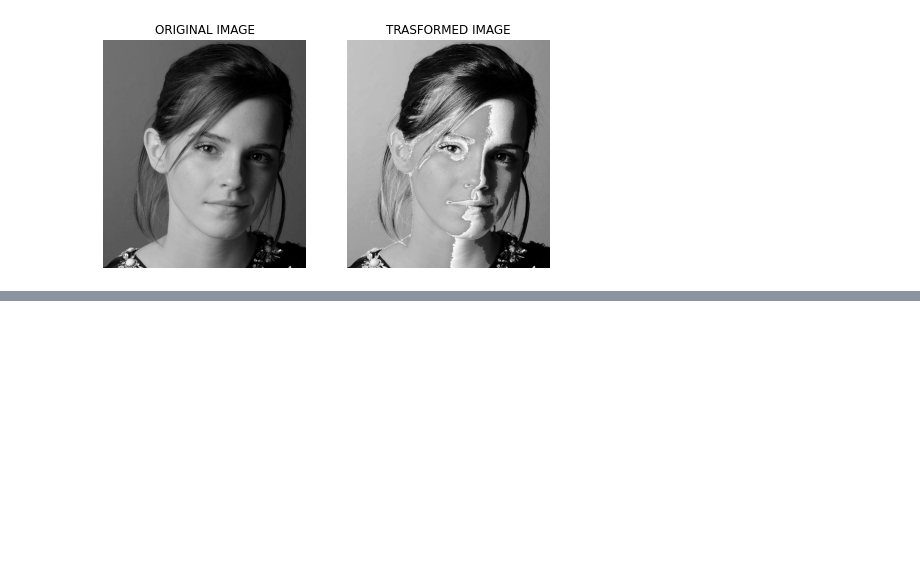
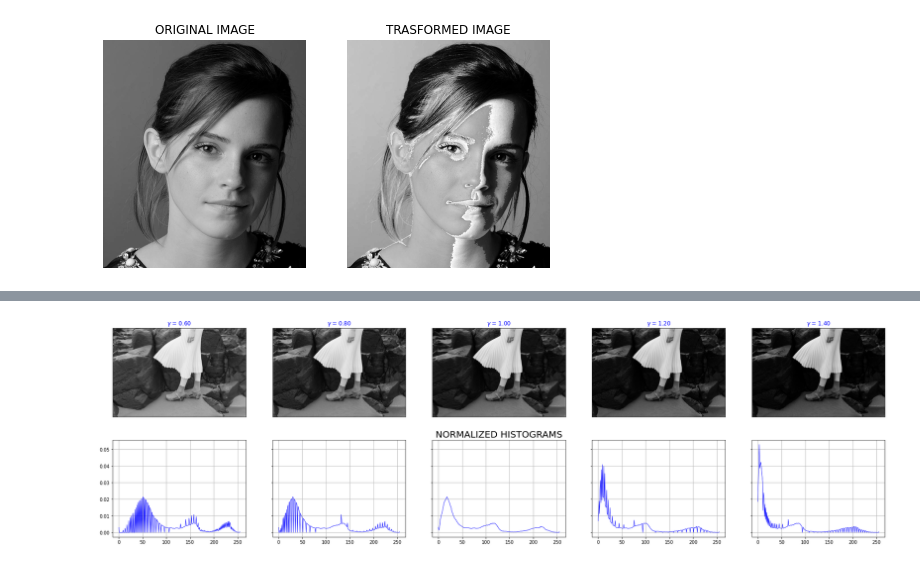
Before and after one commit to sanjith1999/EN2550-Assignments, a Jupyter notebook: Spatial Filtering/main.ipynb, the cells around one changed output, grey strips where cells are left out. Cells and saved outputs as stored; diff of their text form; code cells hidden in the pictures; blank space fills up the shorter version.

```diff
--- a/Spatial Filtering/main.ipynb
+++ b/Spatial Filtering/main.ipynb
@@ -35,0 +83,29 @@ plt.show()
+# %%
+#q3
+f3=cv.imread(r'images/highlights_and_shadows.jpg',cv.IMREAD_GRAYSCALE)
+assert f3 is not None
+
+gamma_list=[0.6,0.8,1,1.2,1.4]
+fig, ax =plt.subplots(2,5,figsize=(30,16),sharey='row')
+plt.subplots_adjust(bottom=0.3, top=0.7, hspace=0.2)
+ax[1][2].set_title("NORMALIZED HISTOGRAMS",fontsize=20)
+
+
+for (i,gamma) in enumerate(gamma_list):
+    g_t=np.array([((p/255)**gamma)*255 for p in range (0,256)]).astype(np.uint8)
+    g_c=cv.LUT(f3,g_t)
+
+    ax[0][i%5].imshow(cv.cvtColor(g_c, cv.COLOR_BGR2RGB))
+    ax[0][i%5].set_title(r"$\gamma$ = %0.2f"%gamma,color='blue')
+
+    ax[0][i%5].set_xticks([])
+    ax[0][i%5].set_yticks([])
+
+    hist_g=cv.calcHist([g_c],[0],None,[256],[0,256])
+    ax[1][i%5].plot(hist_g/np.sum(hist_g),color='blue',linewidth=0.8)
+    ax[1][i%5].grid(True)
+
+
+plt.show()
+# %% [output]
+[figure, added]
```
Also changed, not shown: parts of 3 cells of this notebook.
